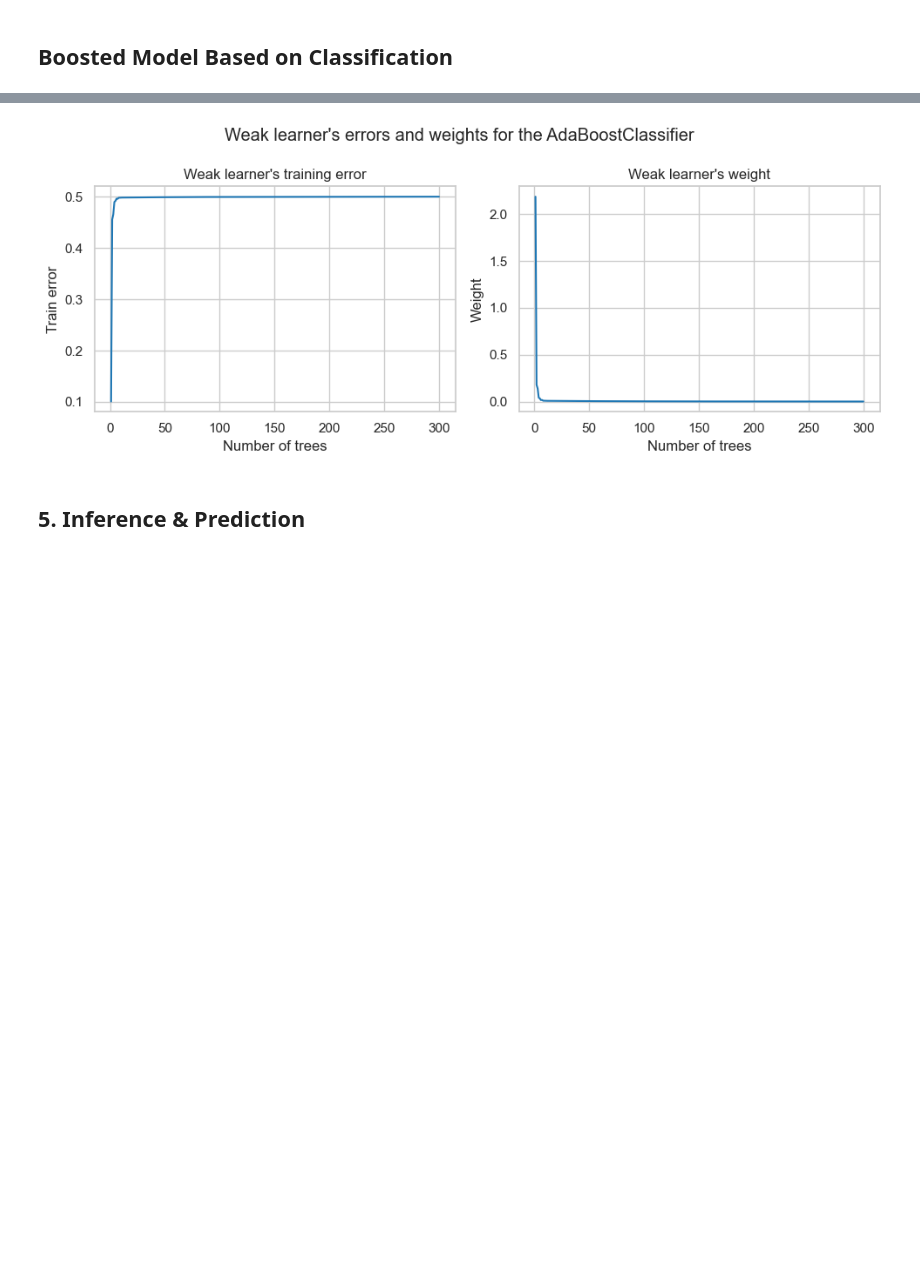
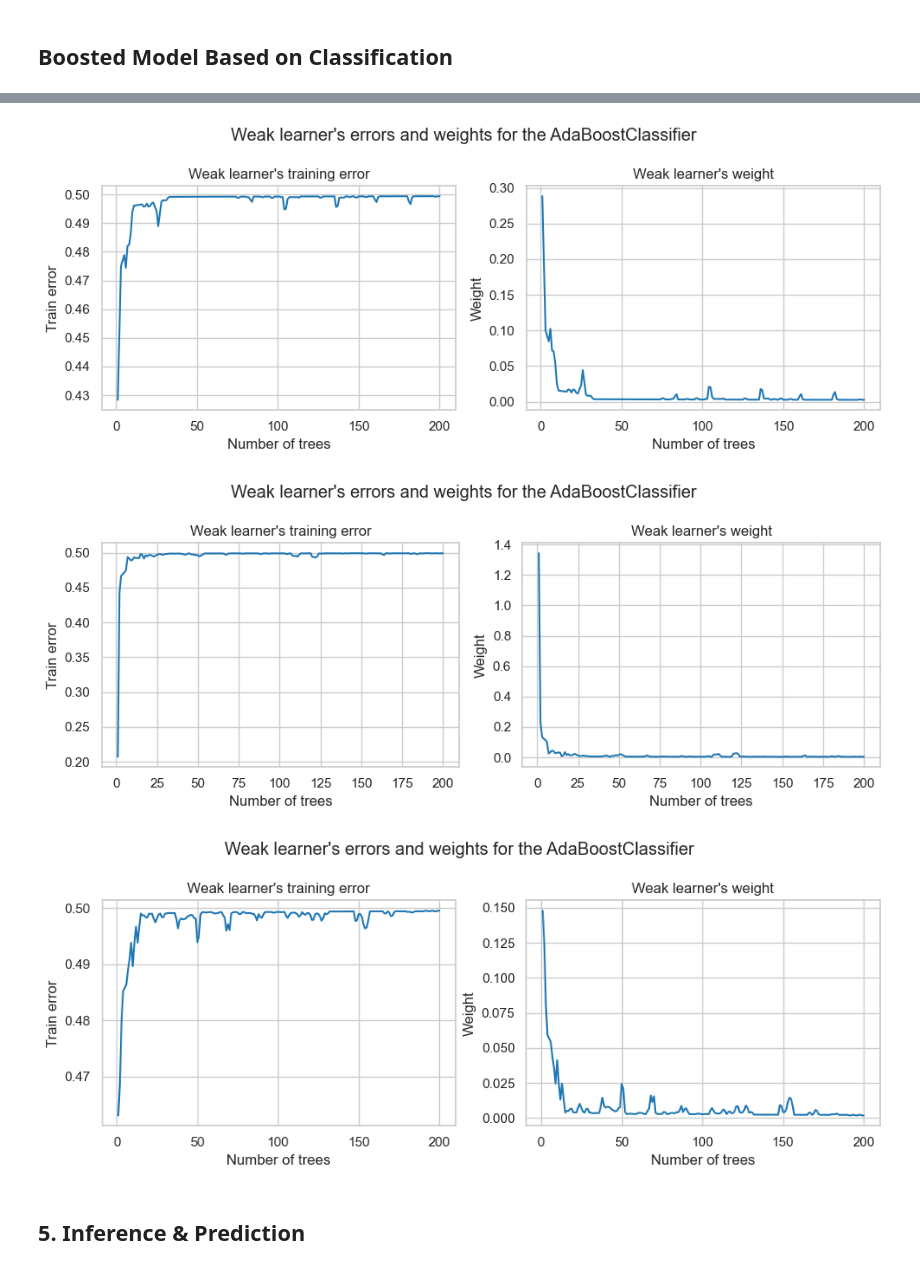
Before and after one commit to deveshtalreja/Final-Project, a Jupyter notebook: Final Project.ipynb, the cells around one changed output, grey strips where cells are left out. Cells and saved outputs as stored; diff of their text form; code cells hidden in the pictures; blank space fills up the shorter version.

Commit message:
P R SQL Models

```diff
--- a/Final Project.ipynb
+++ b/Final Project.ipynb
@@ -396,24 +405,27 @@ DummyClassifier's misclassification_error: 0.48161
 # %%
-weak_learners_info = pd.DataFrame(
-    {
-        "Number of trees": range(1, n_estimators + 1),
-        "Errors": adaboost_clf.estimator_errors_,
-        "Weights": adaboost_clf.estimator_weights_,
-    }
-).set_index("Number of trees")
+for clf in models_Boost:
+    weak_learners_info = pd.DataFrame(
+        {
+            "Number of trees": range(1, n_estimators + 1),
+            "Errors": clf.estimator_errors_,
+            "Weights": clf.estimator_weights_,
+        }
+    ).set_index("Number of trees")
 
-axs = weak_learners_info.plot(
-    subplots=True, layout=(1, 2), figsize=(10, 4), legend=False, color="tab:blue"
-)
-axs[0, 0].set_ylabel("Train error")
-axs[0, 0].set_title("Weak learner's training error")
-axs[0, 1].set_ylabel("Weight")
-axs[0, 1].set_title("Weak learner's weight")
-fig = axs[0, 0].get_figure()
-fig.suptitle("Weak learner's errors and weights for the AdaBoostClassifier")
-fig.tight_layout()
+    axs = weak_learners_info.plot(
+        subplots=True, layout=(1, 2), figsize=(10, 4), legend=False, color="tab:blue"
+    )
+    axs[0, 0].set_ylabel("Train error")
+    axs[0, 0].set_title("Weak learner's training error")
+    axs[0, 1].set_ylabel("Weight")
+    axs[0, 1].set_title("Weak learner's weight")
+    fig = axs[0, 0].get_figure()
+    fig.suptitle("Weak learner's errors and weights for the AdaBoostClassifier")
+    fig.tight_layout()
 # %% [output]
-[figure, old version]
+[figure, new version]
+[figure, added]
+[figure, added]
 # %% [markdown]
 ## 5. Inference & Prediction
 # %%
```
Also changed, not shown: parts of 1 cell of this notebook.
